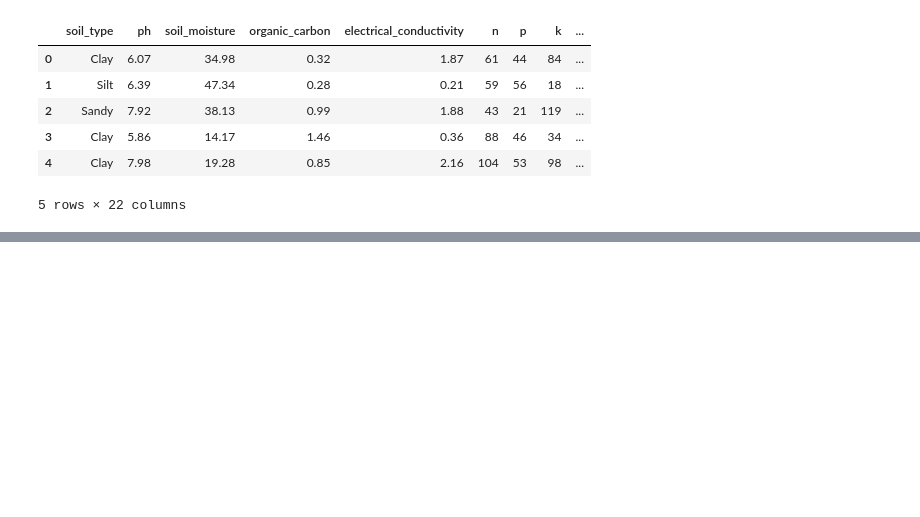
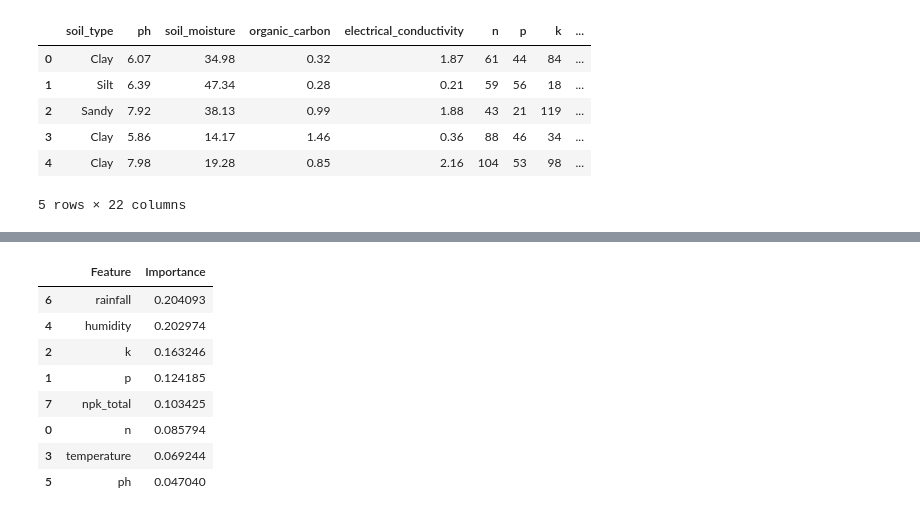
Before and after one commit to venkatjyoshitpotnuru/AgriFlow-AI, a Jupyter notebook: notebooks/AgriFlow_AI.ipynb, the cells around one changed output, grey strips where cells are left out. Drawn from its saved outputs; the diff is of its cells as text; code cells hidden in the pictures; blank space fills up the shorter version.

```diff
--- a/notebooks/AgriFlow_AI.ipynb
+++ b/notebooks/AgriFlow_AI.ipynb
@@ -865,0 +971,12 @@ fert_df.head()
+# %%
+from sklearn.tree import DecisionTreeClassifier
+
+dt_model = DecisionTreeClassifier(
+    random_state=42
+)
+
+dt_model.fit(X_train, y_train)
+
+y_pred_dt = dt_model.predict(X_test)
+
+print("Accuracy :", accuracy_score(y_test, y_pred_dt))
@@ -865,0 +1053,22 @@ fert_df.head()
+# %%
+importance = pd.DataFrame({
+    "Feature":X_crop.columns,
+    "Importance":rf_model.feature_importances_
+})
+
+importance = importance.sort_values(
+    by="Importance",
+    ascending=False
+)
+
+importance
+# %% [output]
+|  | Feature | Importance |
+| 6 | rainfall | 0.204093 |
+| 4 | humidity | 0.202974 |
+| 2 | k | 0.163246 |
+| 1 | p | 0.124185 |
+| 7 | npk_total | 0.103425 |
+| 0 | n | 0.085794 |
+| 3 | temperature | 0.069244 |
+| 5 | ph | 0.047040 |
```
Also changed, not shown: parts of 15 cells of this notebook.
